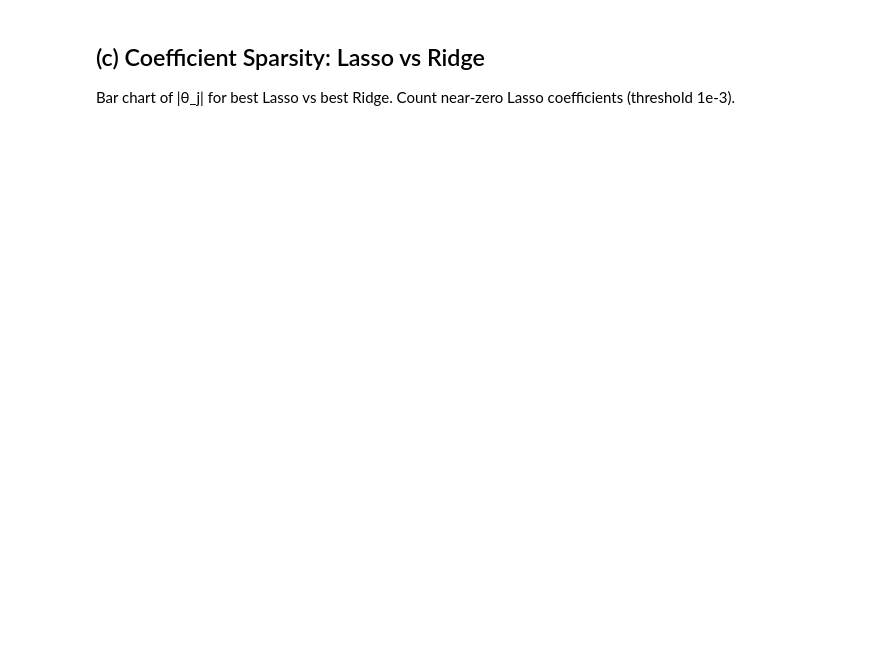
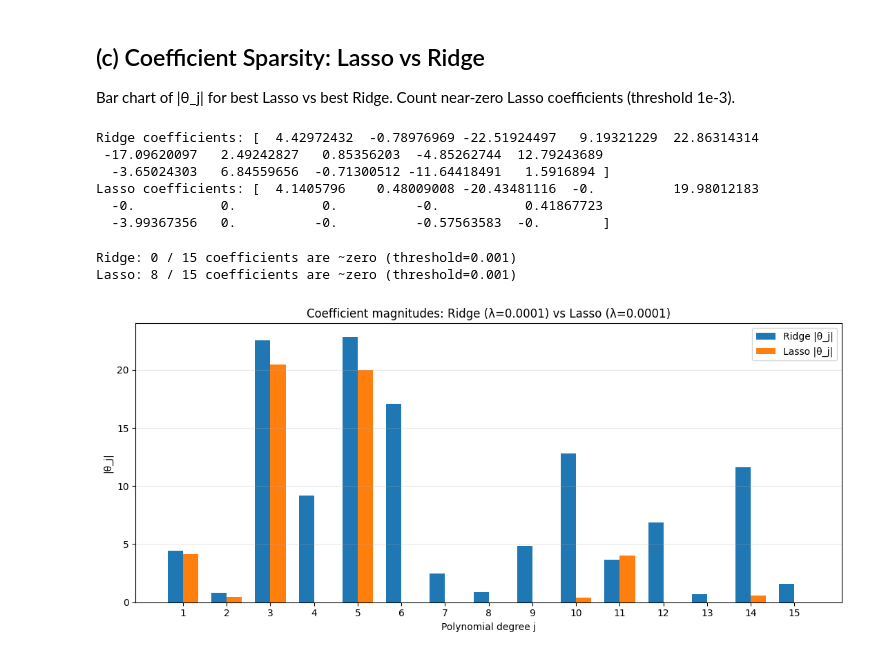
Before and after one commit to neural-rush/ML-Assignment-1, a Jupyter notebook: notebooks/partC2_polyfit_ridge_lasso_CS26S510.ipynb, the cells around one changed output. Saved outputs shown, nothing was run; the diff lists cells and outputs as text; code cells hidden in the pictures; blank space fills up the shorter version.

```diff
--- a/notebooks/partC2_polyfit_ridge_lasso_CS26S510.ipynb
+++ b/notebooks/partC2_polyfit_ridge_lasso_CS26S510.ipynb
@@ -22,4 +20,5 @@ y = y_true + np.random.normal(0, 0.25, n)
 
 Build polynomial design matrix manually. Fit via normal equation. Plot fitted curves + report train/test RMSE table. Identify under/overfitting.
 # %%
-# TODO: implement this part
+x_train, x_test, y_train, y_test = train_test_split(x, y, test_size=0.3, random_state=1)
+print(x_train.shape, x_test.shape)
@@ -38,5 +171,52 @@ Fit Ridge & Lasso (sklearn) for p=15 across given λ grid. Plot train/test RMSE
 
 Bar chart of |θ_j| for best Lasso vs best Ridge. Count near-zero Lasso coefficients (threshold 1e-3).
 # %%
-# TODO: implement this part
+best_ridge = Ridge(alpha=best_ridge_lambda)
+best_ridge.fit(X_train_poly, y_train)
+
+best_lasso = Lasso(alpha=best_lasso_lambda, max_iter=100000)
+best_lasso.fit(X_train_poly, y_train)
+
+ridge_coefs = best_ridge.coef_
+lasso_coefs = best_lasso.coef_
+
+print("Ridge coefficients:", ridge_coefs)
+print("Lasso coefficients:", lasso_coefs)
+# %% [output]
+Ridge coefficients: [  4.42972432  -0.78976969 -22.51924497   9.19321229  22.86314314
+ -17.09620097   2.49242827   0.85356203  -4.85262744  12.79243689
+  -3.65024303   6.84559656  -0.71300512 -11.64418491   1.5916894 ]
+Lasso coefficients: [  4.1405796    0.48009008 -20.43481116  -0.          19.98012183
+  -0.           0.           0.          -0.           0.41867723
+  -3.99367356   0.          -0.          -0.57563583  -0.        ]
+# %%
+threshold = 1e-3
+
+ridge_num_zero = np.sum(np.abs(ridge_coefs) < threshold)
+lasso_num_zero = np.sum(np.abs(lasso_coefs) < threshold)
+
+print(f"Ridge: {ridge_num_zero} / {len(ridge_coefs)} coefficients are ~zero (threshold={threshold})")
+print(f"Lasso: {lasso_num_zero} / {len(lasso_coefs)} coefficients are ~zero (threshold={threshold})")
+# %% [output]
+Ridge: 0 / 15 coefficients are ~zero (threshold=0.001)
+Lasso: 8 / 15 coefficients are ~zero (threshold=0.001)
+# %%
+degrees_j = np.arange(1, p + 1)  # x^1 through x^15
+
+fig, ax = plt.subplots(figsize=(11, 5))
+width = 0.35
+
+ax.bar(degrees_j - width/2, np.abs(ridge_coefs), width, label='Ridge |θ_j|')
+ax.bar(degrees_j + width/2, np.abs(lasso_coefs), width, label='Lasso |θ_j|')
+
+ax.set_xlabel('Polynomial degree j')
+ax.set_ylabel('|θ_j|')
+ax.set_title(f'Coefficient magnitudes: Ridge (λ={best_ridge_lambda}) vs Lasso (λ={best_lasso_lambda})')
+ax.set_xticks(degrees_j)
+ax.legend()
+ax.grid(True, alpha=0.3, axis='y')
+plt.tight_layout()
+plt.show()
+# %% [output]
+[figure, added]
 # %% [markdown]
```
Also changed, not shown: parts of 12 cells of this notebook.
